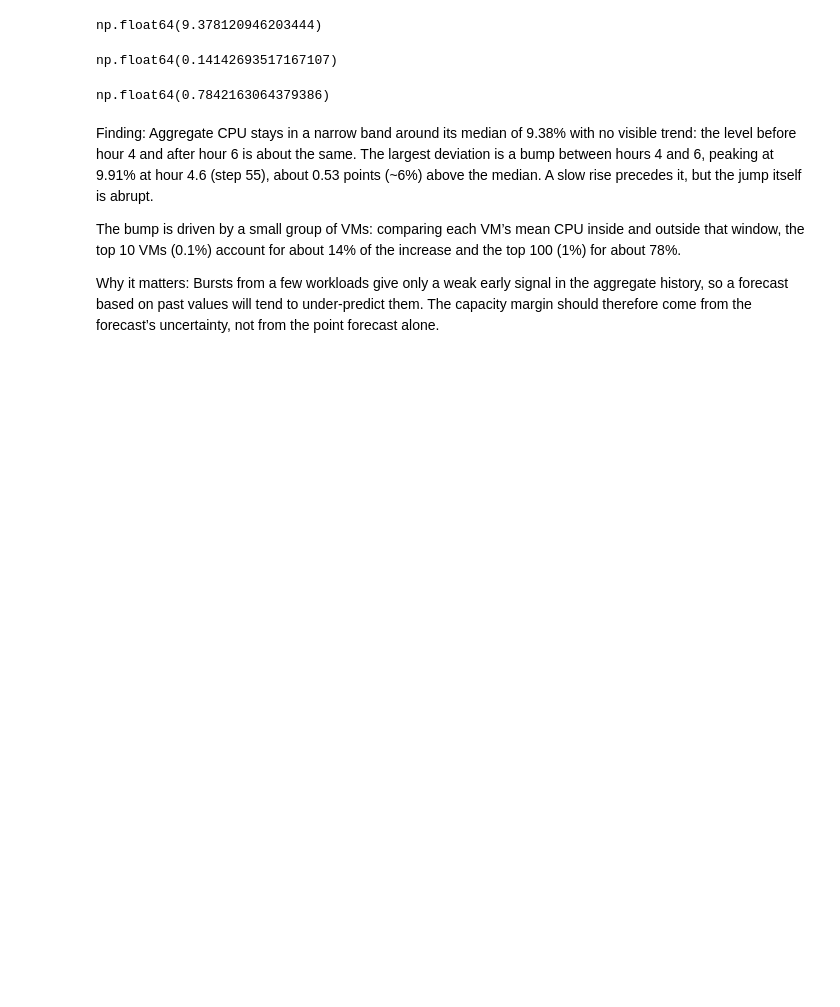
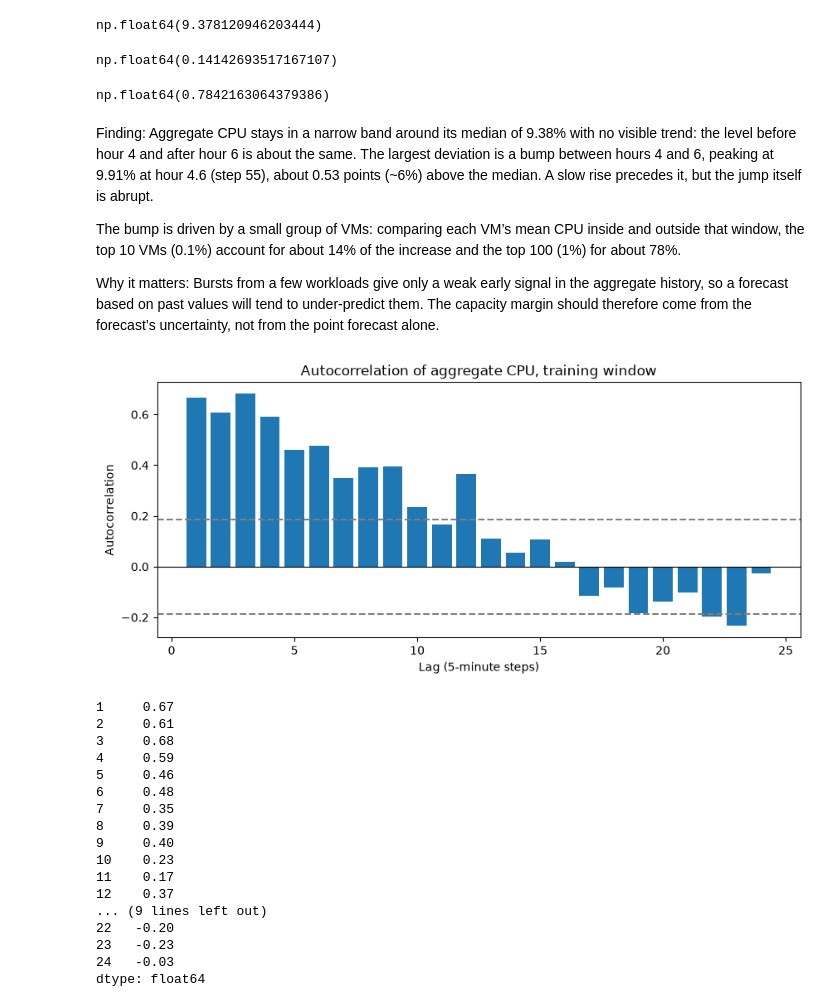
Before and after one commit to u230709018/forecasting-challenge, a Jupyter notebook: notebooks/02_eda.ipynb, the cells around one changed output. Drawn from its saved outputs; the diff is of its cells as text; code cells hidden in the pictures; blank space fills up the shorter version.

```diff
--- a/notebooks/02_eda.ipynb
+++ b/notebooks/02_eda.ipynb
@@ -83,3 +83,40 @@ Finding: Aggregate CPU stays in a narrow band around its median of 9.38% with no
 The bump is driven by a small group of VMs: comparing each VM’s mean CPU inside and outside that window, the top 10 VMs (0.1%) account for about 14% of the increase and the top 100 (1%) for about 78%.
 
 Why it matters: Bursts from a few workloads give only a weak early signal in the aggregate history, so a forecast based on past values will tend to under-predict them. The capacity margin should therefore come from the forecast’s uncertainty, not from the point forecast alone.
+# %%
+series = train["aggregate_cpu_utilization"]
+lags = range(1, 25)
+acf = [series.autocorr(lag=k) for k in lags]
+
+band = 1.96 / len(series) ** 0.5   # ~95% band for "no correlation"
+
+fig, ax = plt.subplots(figsize=(10, 4))
+ax.bar(lags, acf)
+ax.axhline(band, color="grey", linestyle="--")
+ax.axhline(-band, color="grey", linestyle="--")
+ax.axhline(0, color="black", linewidth=0.8)
+ax.set_xlabel("Lag (5-minute steps)")
+ax.set_ylabel("Autocorrelation")
+ax.set_title("Autocorrelation of aggregate CPU, training window")
+plt.show()
+
+pd.Series(acf, index=lags).round(2)
+# %% [output]
+[figure, added]
+1     0.67
+2     0.61
+3     0.68
+4     0.59
+5     0.46
+6     0.48
+7     0.35
+8     0.39
+9     0.40
+10    0.23
+11    0.17
+12    0.37
+... (9 lines left out)
+22   -0.20
+23   -0.23
+24   -0.03
+dtype: float64
```
Also changed, not shown: parts of 9 cells of this notebook, 2 other files.
